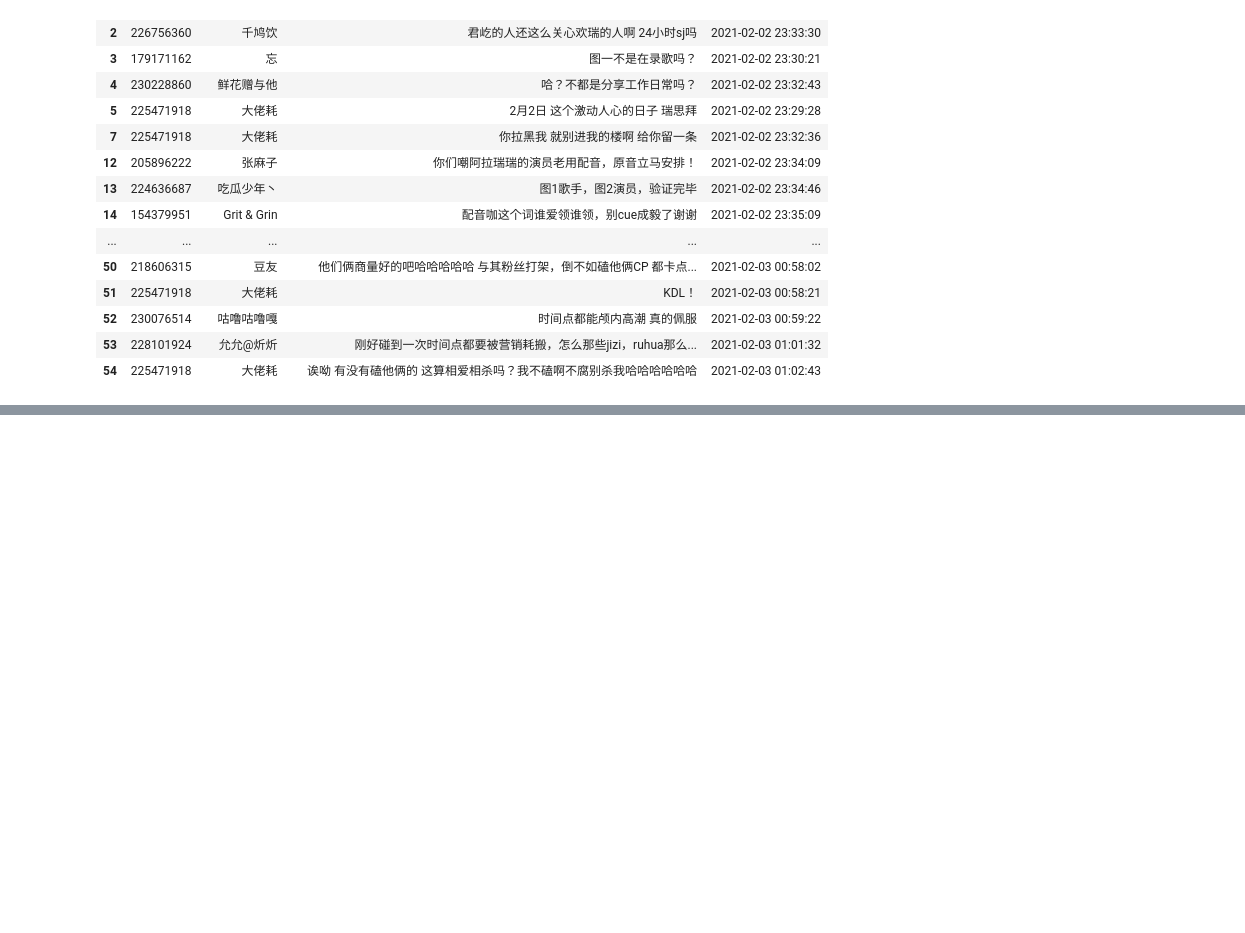
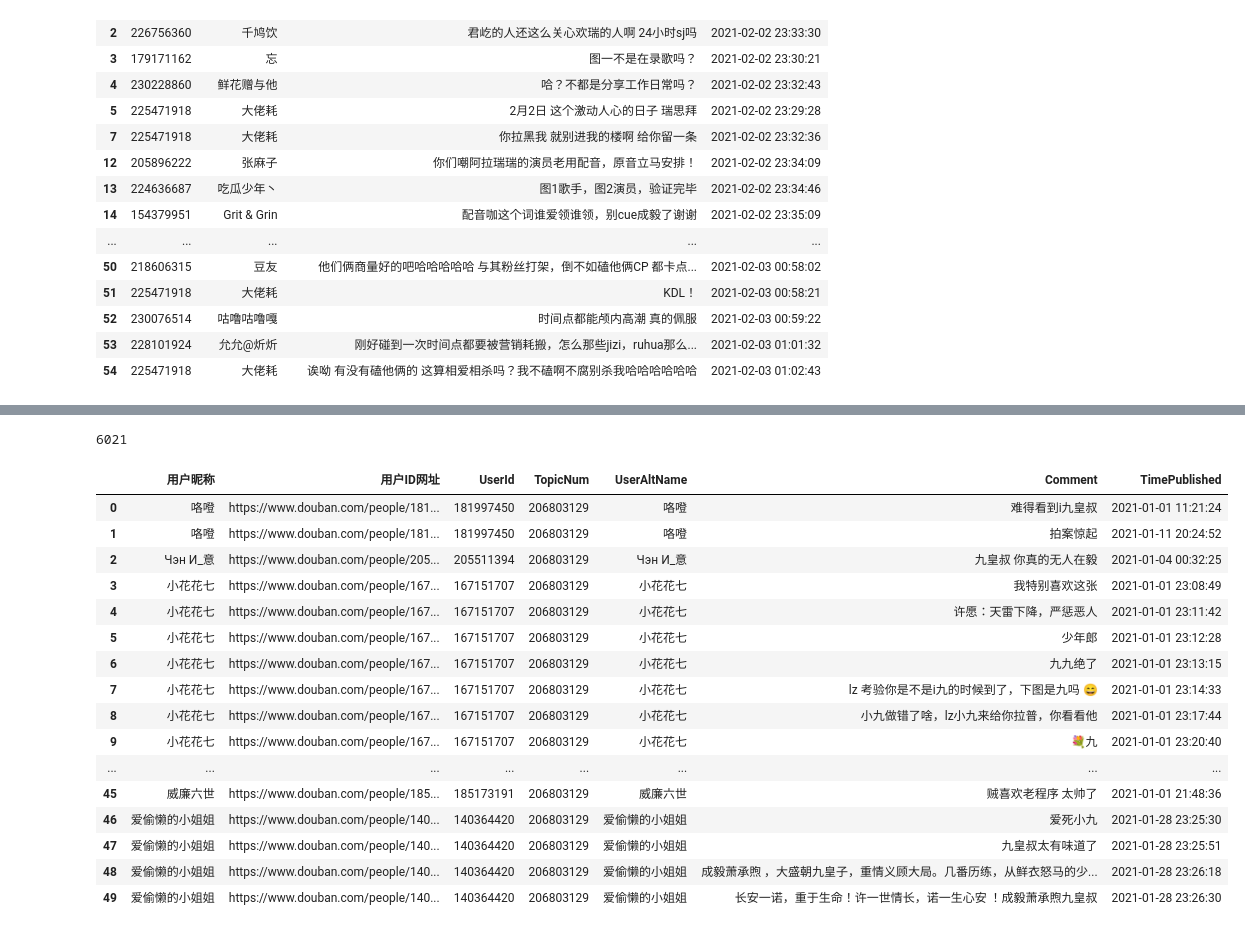
Before and after one commit to jianyu-gong/doubanscraping, a Jupyter notebook: 豆瓣爬虫分析.ipynb, the cells around one changed output, grey strips where cells are left out. Cells and saved outputs as stored; diff of their text form; code cells hidden in the pictures; blank space fills up the shorter version.

```diff
--- a/豆瓣爬虫分析.ipynb
+++ b/豆瓣爬虫分析.ipynb
@@ -245,0 +306,2 @@ commentDf.head(50)
+# %%
+groupMemberDf = groupMemberDf.drop_duplicates()
@@ -245,0 +366,4 @@ commentDf.head(50)
+# %%
+len(commentDf)
+# %% [output]
+6021
@@ -245,0 +372,20 @@ commentDf.head(50)
+# %%
+combinedDf.head(50)
+# %% [output]
+|  | 用户昵称 | 用户ID网址 | UserId | TopicNum | UserAltName | Comment | TimePublished |
+| 0 | 咯噔 | https://www.douban.com/people/181... | 181997450 | 206803129 | 咯噔 | 难得看到i九皇叔 | 2021-01-01 11:21:24 |
+| 1 | 咯噔 | https://www.douban.com/people/181... | 181997450 | 206803129 | 咯噔 | 拍案惊起 | 2021-01-11 20:24:52 |
+| 2 | Чэн И_意 | https://www.douban.com/people/205... | 205511394 | 206803129 | Чэн И_意 | 九皇叔 你真的无人在毅 | 2021-01-04 00:32:25 |
+| 3 | 小花花七 | https://www.douban.com/people/167... | 167151707 | 206803129 | 小花花七 | 我特别喜欢这张 | 2021-01-01 23:08:49 |
+| 4 | 小花花七 | https://www.douban.com/people/167... | 167151707 | 206803129 | 小花花七 | 许愿：天雷下降，严惩恶人 | 2021-01-01 23:11:42 |
+| 5 | 小花花七 | https://www.douban.com/people/167... | 167151707 | 206803129 | 小花花七 | 少年郎 | 2021-01-01 23:12:28 |
+| 6 | 小花花七 | https://www.douban.com/people/167... | 167151707 | 206803129 | 小花花七 | 九九绝了 | 2021-01-01 23:13:15 |
+| 7 | 小花花七 | https://www.douban.com/people/167... | 167151707 | 206803129 | 小花花七 | lz 考验你是不是i九的时候到了，下图是九吗 😄 | 2021-01-01 23:14:33 |
+| 8 | 小花花七 | https://www.douban.com/people/167... | 167151707 | 206803129 | 小花花七 | 小九做错了啥，lz小九来给你拉普，你看看他 | 2021-01-01 23:17:44 |
+| 9 | 小花花七 | https://www.douban.com/people/167... | 167151707 | 206803129 | 小花花七 | 💐九 | 2021-01-01 23:20:40 |
+| ... | ... | ... | ... | ... | ... | ... | ... |
+| 45 | 威廉六世 | https://www.douban.com/people/185... | 185173191 | 206803129 | 威廉六世 | 贼喜欢老程序 太帅了 | 2021-01-01 21:48:36 |
+| 46 | 爱偷懒的小姐姐 | https://www.douban.com/people/140... | 140364420 | 206803129 | 爱偷懒的小姐姐 | 爱死小九 | 2021-01-28 23:25:30 |
+| 47 | 爱偷懒的小姐姐 | https://www.douban.com/people/140... | 140364420 | 206803129 | 爱偷懒的小姐姐 | 九皇叔太有味道了 | 2021-01-28 23:25:51 |
+| 48 | 爱偷懒的小姐姐 | https://www.douban.com/people/140... | 140364420 | 206803129 | 爱偷懒的小姐姐 | 成毅萧承煦 ，大盛朝九皇子，重情义顾大局。几番历练，从鲜衣怒马的少... | 2021-01-28 23:26:18 |
+| 49 | 爱偷懒的小姐姐 | https://www.douban.com/people/140... | 140364420 | 206803129 | 爱偷懒的小姐姐 | 长安一诺，重于生命！许一世情长，诺一生心安 ！成毅萧承煦九皇叔 | 2021-01-28 23:26:30 |
```
Also changed, not shown: parts of 37 cells of this notebook.
